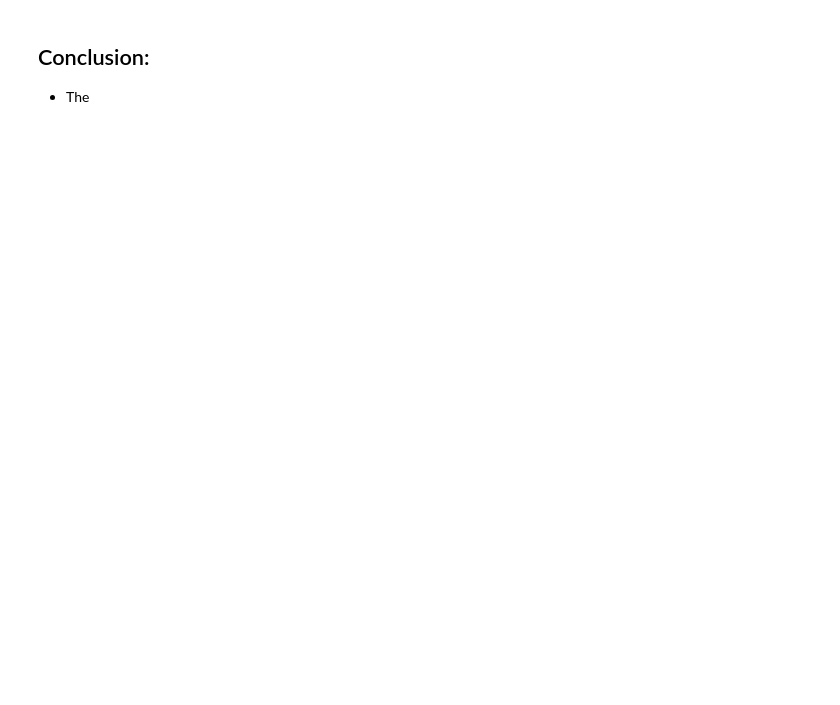
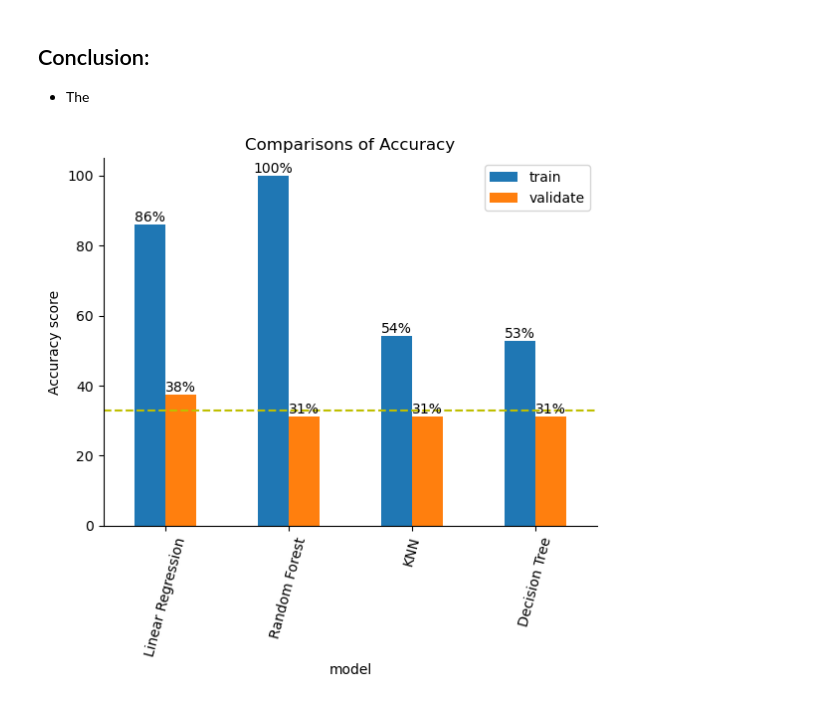
Before and after one commit to nlp-project-noether/nlp-project, a Jupyter notebook: final_report.ipynb, the cells around one changed output. Saved outputs shown, nothing was run; the diff lists cells and outputs as text; code cells hidden in the pictures; blank space fills up the shorter version.

```diff
--- a/final_report.ipynb
+++ b/final_report.ipynb
@@ -187,3 +200,22 @@ def print_confusion_matrix(df,col):
 # %% [markdown]
 ## Conclusion:
    - The
+# %%
+def viz_models_accuracy(df):
+    '''takes in a dataframe and plot a graph to show comparisons models accuracy score on train and valiadate data'''
+    df = df.copy()
+    df.train = df.train *100
+    df.validate = df.validate *100
+    ax = df.plot.bar(rot=75)
+    ax.spines[['right', 'top']].set_visible(False)
+    plt.title('Comparisons of Accuracy')
+    plt.axhline(y= 33, linestyle= 'dashed', color= 'y', )
+    plt.xticks(ticks=[0, 1, 2, 3],labels=['Linear Regression', 'Random Forest', 'KNN', 'Decision Tree'])
+    plt.ylabel('Accuracy score')
+    plt.bar_label(ax.containers[0],fmt='%.0f%%')
+    plt.bar_label(ax.containers[1],fmt='%.0f%%')
+    plt.show()
+# %%
+viz_models_accuracy(acc)
+# %% [output]
+[figure, added]
```
Also changed, not shown: parts of 19 cells of this notebook, 3 other files.
